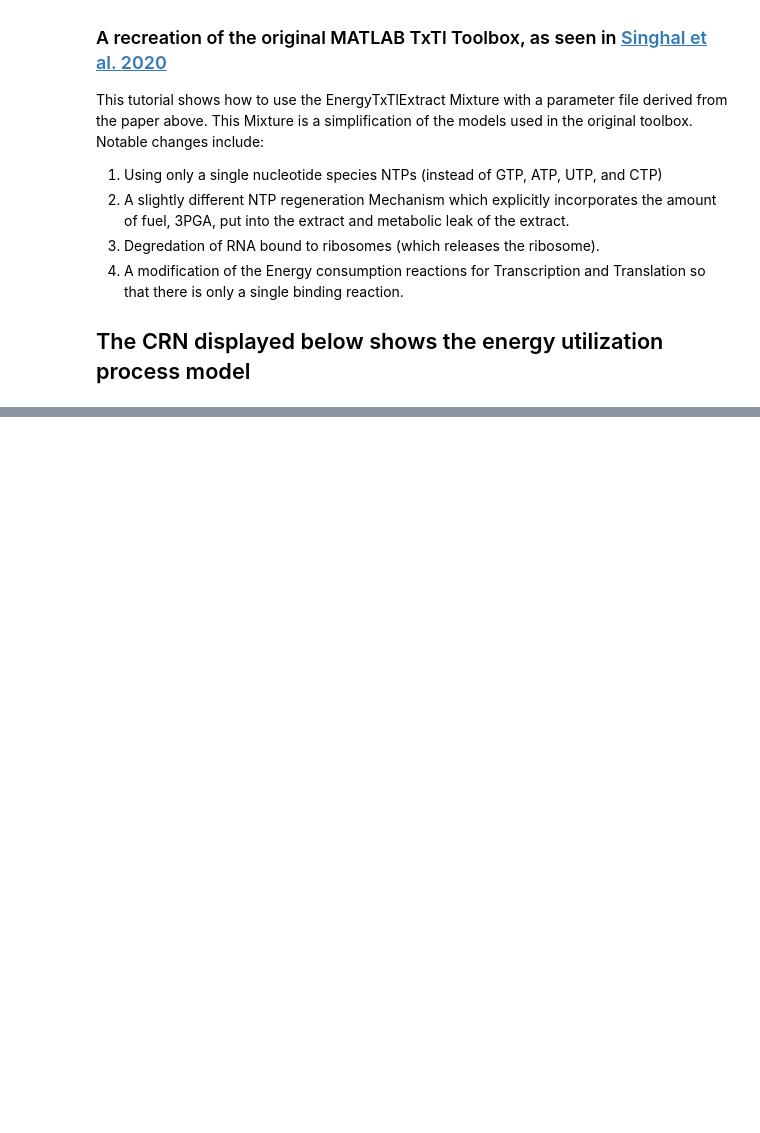
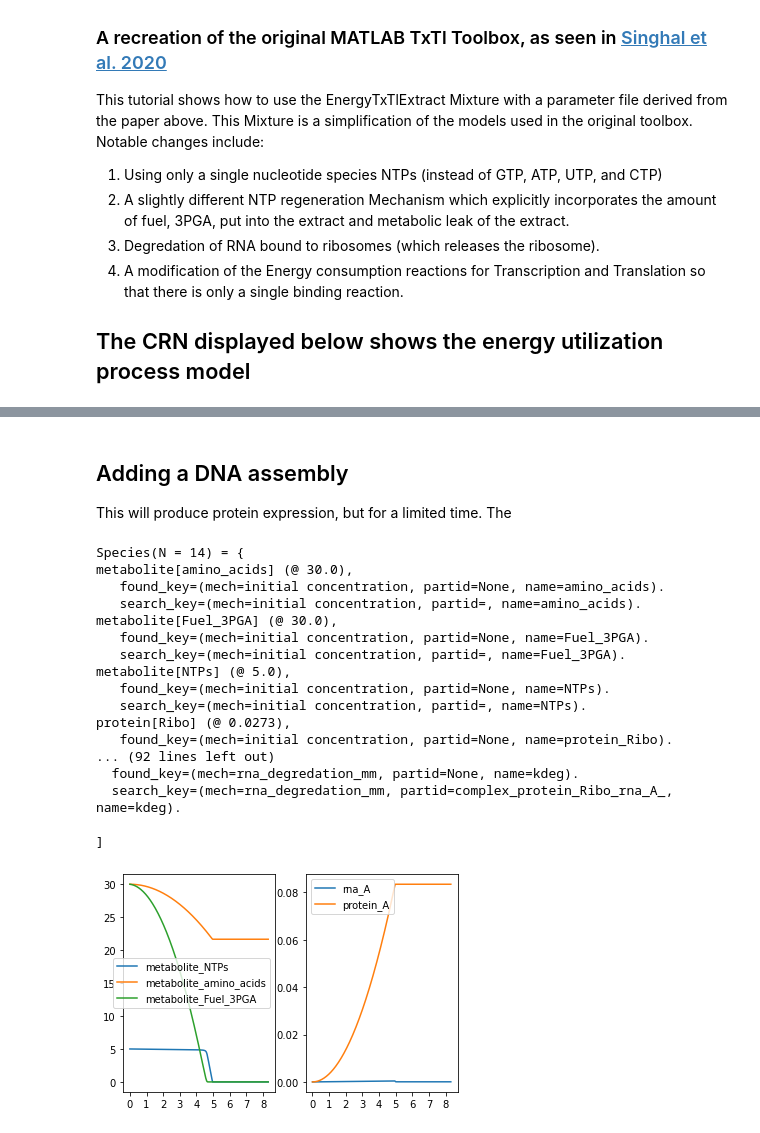
Before and after one commit to BuildACell/bioCRNpyler, a Jupyter notebook: examples/Specialized Component Tutorials/TxTl Toolbox.ipynb, the cells around one changed output, grey strips where cells are left out. Saved outputs shown, nothing was run; the diff lists cells and outputs as text; code cells hidden in the pictures; blank space fills up the shorter version.

```diff
--- a/examples/Specialized Component Tutorials/TxTl Toolbox.ipynb
+++ b/examples/Specialized Component Tutorials/TxTl Toolbox.ipynb
@@ -41,0 +59,49 @@ Reactions (2) = [
+# %% [markdown]
+## Adding a DNA assembly
+This will produce protein expression, but for a limited time. The
+# %%
+A = DNAassembly("A", promoter = "P", rbs = "rbs", initial_concentration = 1*10**-6)
+E = EnergyTxTlExtract(components = [A], parameter_file = "txtl_toolbox_parameters.txt")
+
+CRN = E.compile_crn()
+
+print(CRN.pretty_print())
+try:
+    maxtime = 30000
+    timepoints = np.arange(0, maxtime, 100)
+    R = CRN.simulate_with_bioscrape_via_sbml(timepoints)
+    if R is not None:
+        %matplotlib inline
+        plt.subplot(121)
+        plt.plot(timepoints, R[str(E.ntps.get_species())], label = E.ntps.get_species())
+        plt.plot(timepoints, R[str(E.amino_acids.get_species())], label = E.amino_acids.get_species())
+        plt.plot(timepoints, R[str(E.fuel.get_species())], label = E.fuel.get_species())
+        plt.xticks(np.arange(0, maxtime, 3600), [str(i) for i in range(0, int(np.ceil(maxtime/3600)))])
+        plt.legend()
+
+        plt.subplot(122)
+        plt.plot(timepoints, R[str(A.transcript)], label = A.transcript)
+        plt.plot(timepoints, R[str(A.protein)], label = A.protein)
+        plt.xticks(np.arange(0, maxtime, 3600), [str(i) for i in range(0, int(np.ceil(maxtime/3600)))])
+        plt.legend()
+except ModuleNotFoundError:
+    print('please install the plotting libraries: pip install biocrnpyler[all]')
+# %% [output]
+Species(N = 14) = {
+metabolite[amino_acids] (@ 30.0),
+   found_key=(mech=initial concentration, partid=None, name=amino_acids).
+   search_key=(mech=initial concentration, partid=, name=amino_acids).
+metabolite[Fuel_3PGA] (@ 30.0),
+   found_key=(mech=initial concentration, partid=None, name=Fuel_3PGA).
+   search_key=(mech=initial concentration, partid=, name=Fuel_3PGA).
+metabolite[NTPs] (@ 5.0),
+   found_key=(mech=initial concentration, partid=None, name=NTPs).
+   search_key=(mech=initial concentration, partid=, name=NTPs).
+protein[Ribo] (@ 0.0273),
+   found_key=(mech=initial concentration, partid=None, name=protein_Ribo).
+... (92 lines left out)
+  found_key=(mech=rna_degredation_mm, partid=None, name=kdeg).
+  search_key=(mech=rna_degredation_mm, partid=complex_protein_Ribo_rna_A_, name=kdeg).
+
+]
+[figure, added]
```
Also changed, not shown: parts of 2 cells of this notebook, 5 other files.
